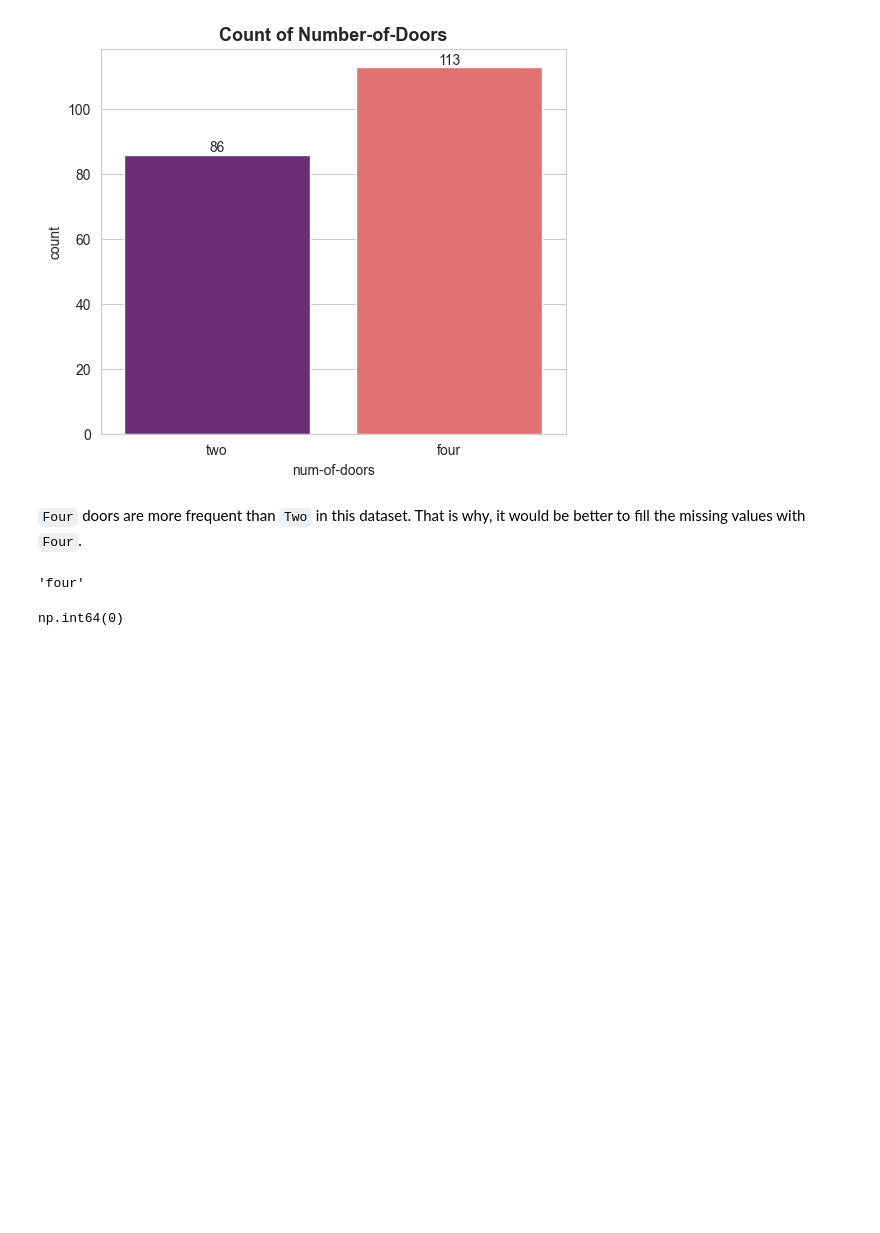
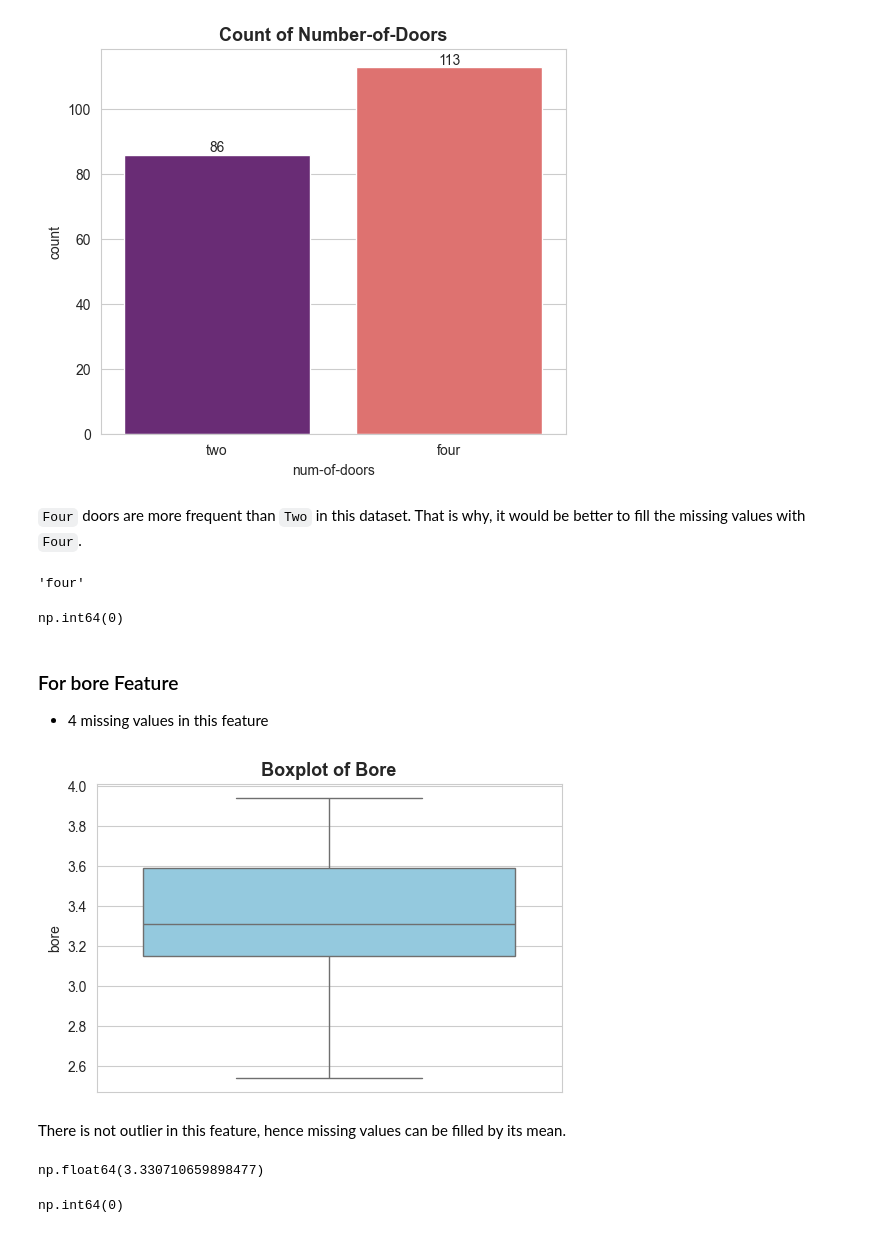
Before and after one commit to mohammadkhorshed/DS-ML-Assignments, a Jupyter notebook: assignment_06.ipynb, the cells around one changed output. Saved outputs shown, nothing was run; the diff lists cells and outputs as text; code cells hidden in the pictures; blank space fills up the shorter version.

```diff
--- a/assignment_06.ipynb
+++ b/assignment_06.ipynb
@@ -216,3 +250,20 @@ df['num-of-doors'].fillna(most_freq, inplace=True)
 df['num-of-doors'].isna().sum()
 # %% [output]
 np.int64(0)
+# %% [markdown]
+### For bore Feature
+- 4 missing values in this feature
+# %%
+plt.figure(figsize=(6, 4))
+sns.boxplot(data=df, y='bore', color='skyblue')
+plt.title('Boxplot of Bore', fontsize=13, fontweight='bold')
+plt.show()
+# %% [output]
+[figure, added]
+# %% [markdown]
+There is not outlier in this feature, hence missing values can be filled by its mean.
+# %%
+mean = df['bore'].mean()
+mean
+# %% [output]
+np.float64(3.330710659898477)
@@ -218,0 +273,4 @@ np.int64(0)
+# %%
+df['bore'].isna().sum()
+# %% [output]
+np.int64(0)
```
Also changed, not shown: parts of 73 cells of this notebook.
